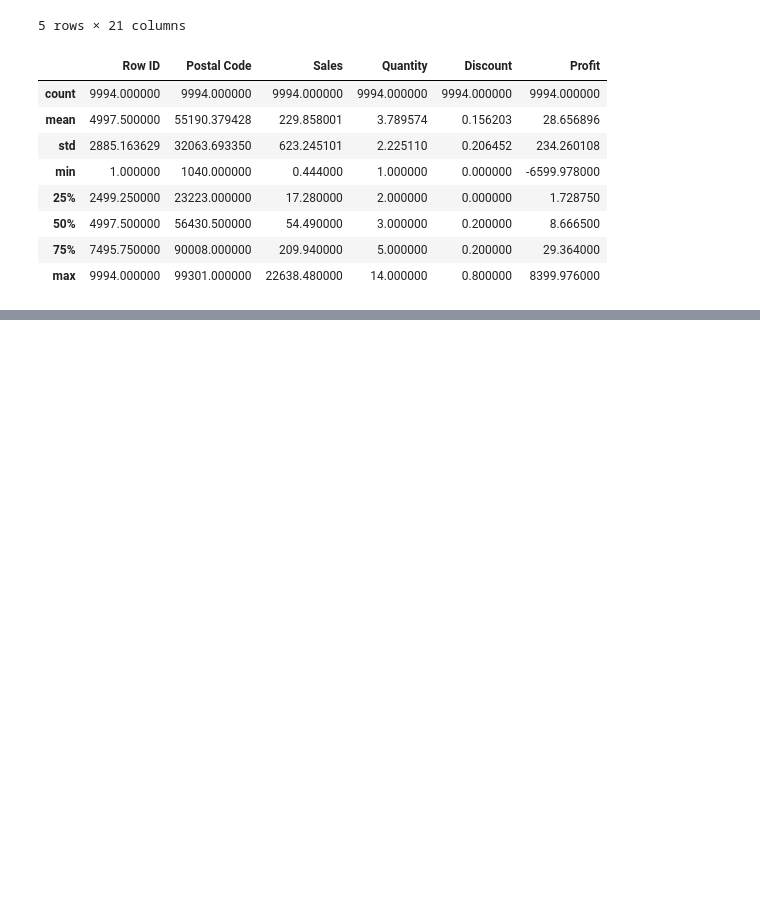
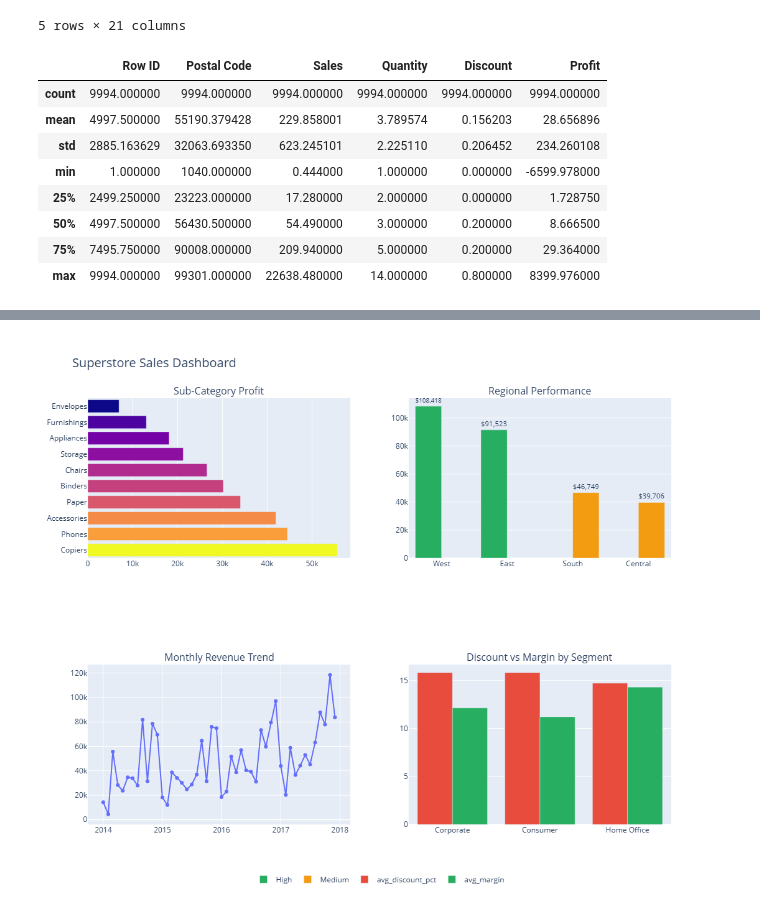
Before and after one commit to gyan-sutra/data-analyst-portfolio, a Jupyter notebook: P1-Sales-Analysis/Notebooks/sales_analysis.ipynb, the cells around one changed output, grey strips where cells are left out. Cells and saved outputs as stored; diff of their text form; code cells hidden in the pictures; blank space fills up the shorter version.

```diff
--- a/P1-Sales-Analysis/Notebooks/sales_analysis.ipynb
+++ b/P1-Sales-Analysis/Notebooks/sales_analysis.ipynb
@@ -74,0 +689,97 @@ df.describe()
+# %%
+import plotly.express as px
+import plotly.graph_objects as go
+from plotly.subplots import make_subplots
+
+#  Chart 1 Sub-Category Profit (Top Left)
+fig1 = px.bar(
+    q1.nlargest(10, 'total_profit'),
+    x='total_profit',
+    y='Sub-Category',
+    orientation='h',
+    color='total_profit',
+    color_continuous_scale='RdYlGn',
+)
+
+# Chart 2 Regional Performance (Top Right)
+fig2 = px.bar(
+    q2,
+    x='Region',
+    y='total_profit',
+    color='profit_tier',
+    text='total_profit',
+    color_discrete_map={
+        'High':   '#27ae60',
+        'Medium': '#f39c12',
+        'Low':    '#e74c3c'
+    }
+)
+fig2.update_traces(texttemplate='$%{text:,.0f}', textposition='outside')
+
+# Chart 3 Monthly Revenue Trend (Bottom Left)
+fig3 = px.line(
+    q3,
+    x='order_month',
+    y='monthly_revenue',
+    markers=True,
+)
+
+
+#Chart 4 Discount vs Margin by Segment (Bottom Right)
+fig4 = px.bar(
+    q4,
+    x='Segment',
+    y=['avg_discount_pct', 'avg_margin'],
+    barmode='group',
+    title='Discount vs Profit Margin by Segment',
+    color_discrete_map={
+        'avg_discount_pct': '#e74c3c',
+        'avg_margin':       '#27ae60'
+    }
+)
+
+# Combine Into One Dashboard
+dashboard = make_subplots(
+    rows=2, cols=2,
+    subplot_titles=[
+        'Sub-Category Profit',
+        'Regional Performance',
+        'Monthly Revenue Trend',
+        'Discount vs Margin by Segment'
+    ]
+)
+
+for trace in fig1.data:
+    dashboard.add_trace(trace, row=1, col=1)
+
+for trace in fig2.data:
+    dashboard.add_trace(trace, row=1, col=2)
+
+for trace in fig3.data:
+    dashboard.add_trace(trace, row=2, col=1)
+
+for trace in fig4.data:
+    dashboard.add_trace(trace, row=2, col=2)
+
+dashboard.update_layout(
+    height=900,
+    title_text='Superstore Sales Dashboard',
+    title_font_size=20,
+    showlegend=True,
+    coloraxis_showscale=False,
+    legend=dict(
+        orientation='h',
+        yanchor='bottom',
+        y=-0.15,
+        xanchor='center',
+        x=0.5
+    )
+)
+
+dashboard.show()
+
+# ── Save as HTML
+dashboard.write_html('../outputs/dashboard.html')
+print("Dashboard saved to outputs folder")
+# %% [output]
+[figure, added]
```
Also changed, not shown: parts of 52 cells of this notebook, 6 other files.
